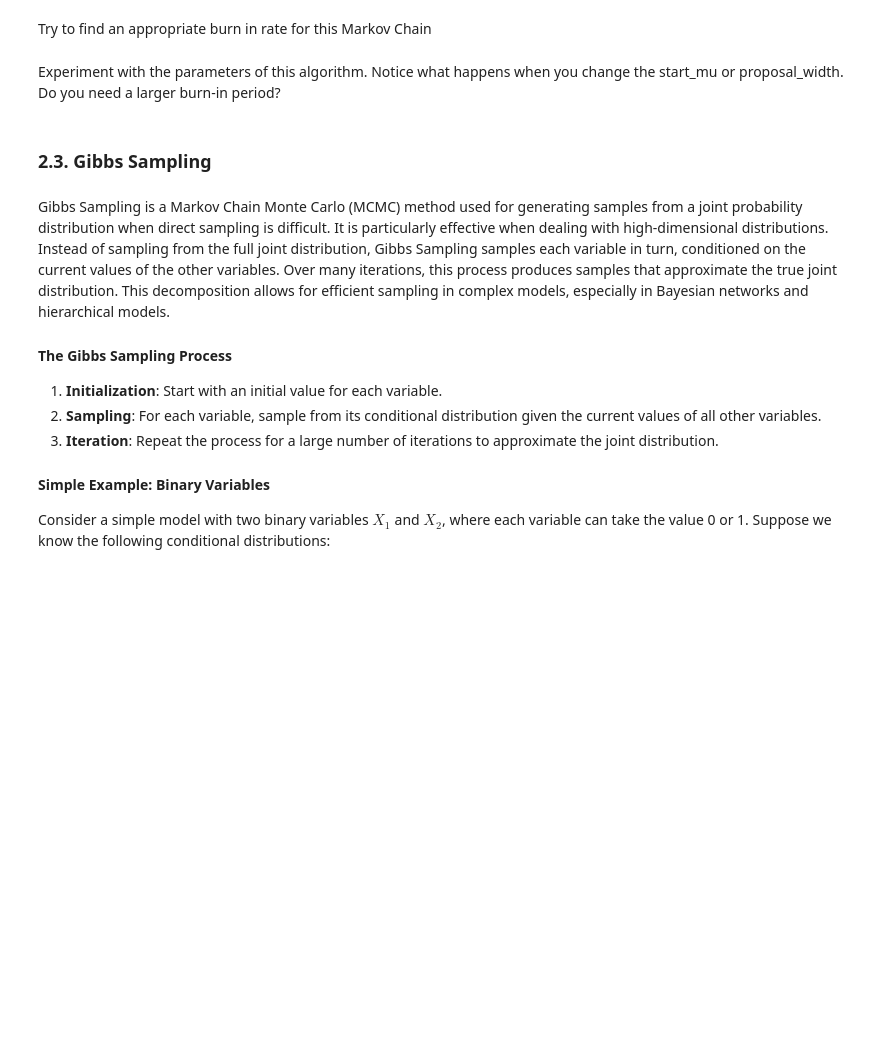
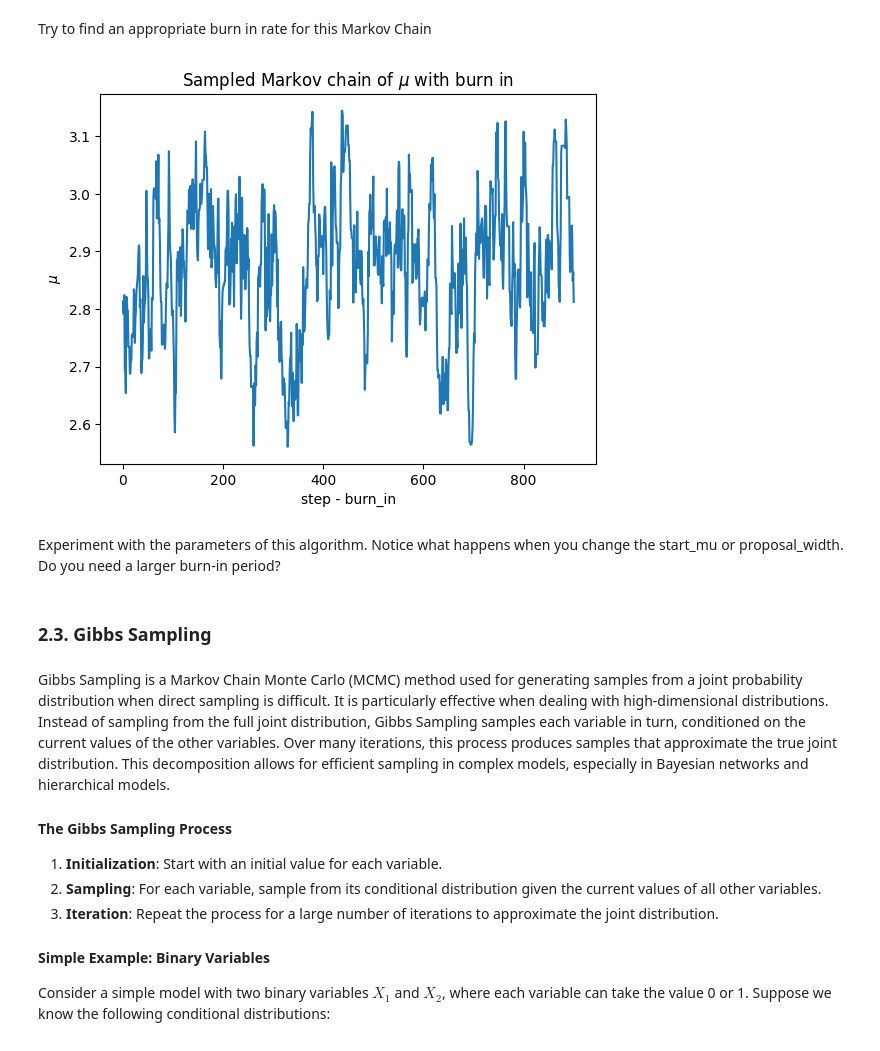
Before and after one commit to MrSleeeepy/MSc_AI, a Jupyter notebook: COMP64101 Reasoning and Learning under Uncertainty - University of Manchester/Labs/Lab 2 - Statistical Inference.ipynb, the cells around one changed output. Saved outputs shown, nothing was run; the diff lists cells and outputs as text; code cells hidden in the pictures; blank space fills up the shorter version.

```diff
--- a/COMP64101 Reasoning and Learning under Uncertainty - University of Manchester/Labs/Lab 2 - Statistical Inference.ipynb
+++ b/COMP64101 Reasoning and Learning under Uncertainty - University of Manchester/Labs/Lab 2 - Statistical Inference.ipynb
@@ -467,16 +491,18 @@ Try to find an appropriate burn in rate for this Markov Chain
 # %%
 # Begin Solution:
 
-burn_in =
+burn_in = 100
 
 # Plot the markov chain
 plt.plot(samples[burn_in:])
 plt.title('Sampled Markov chain of $\mu$ with burn in')
 plt.xlabel('step - burn_in')
 plt.ylabel('$\mu$')
 plt.show()
 
 # End Solution
+# %% [output]
+[figure, added]
 # %% [markdown]
 Experiment with the parameters of this algorithm. Notice what happens when you change the start_mu or proposal_width. Do you need a larger burn-in period?
 # %% [markdown]
```
Also changed, not shown: parts of 18 cells of this notebook.
